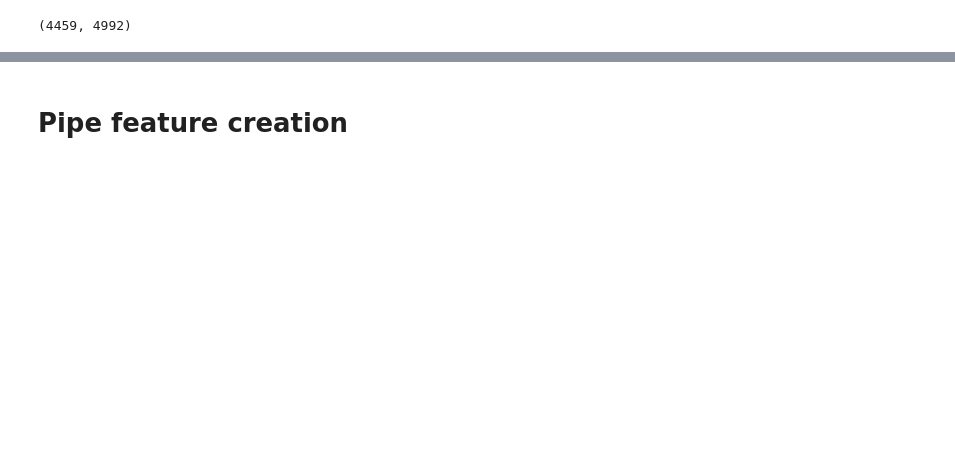
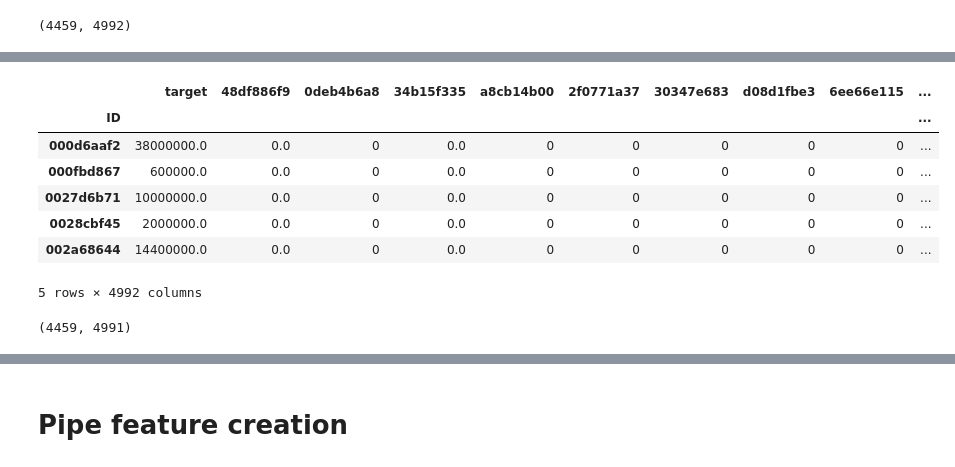
Before and after one commit to rudloffl/KG-compets, a Jupyter notebook: 01 - Santander/A02 - version1.ipynb, the cells around one changed output, grey strips where cells are left out. Cells and saved outputs as stored; diff of their text form; code cells hidden in the pictures; blank space fills up the shorter version.

```diff
--- a/01 - Santander/A02 - version1.ipynb
+++ b/01 - Santander/A02 - version1.ipynb
@@ -47,0 +76,11 @@ df[df['distinct_counts'] == 1].shape
+# %%
+train.head()
+# %% [output]
+|  | target | 48df886f9 | 0deb4b6a8 | 34b15f335 | a8cb14b00 | 2f0771a37 | 30347e683 | d08d1fbe3 | 6ee66e115 | ... |
+| ID |  |  |  |  |  |  |  |  |  | ... |
+| 000d6aaf2 | 38000000.0 | 0.0 | 0 | 0.0 | 0 | 0 | 0 | 0 | 0 | ... |
+| 000fbd867 | 600000.0 | 0.0 | 0 | 0.0 | 0 | 0 | 0 | 0 | 0 | ... |
+| 0027d6b71 | 10000000.0 | 0.0 | 0 | 0.0 | 0 | 0 | 0 | 0 | 0 | ... |
+| 0028cbf45 | 2000000.0 | 0.0 | 0 | 0.0 | 0 | 0 | 0 | 0 | 0 | ... |
+| 002a68644 | 14400000.0 | 0.0 | 0 | 0.0 | 0 | 0 | 0 | 0 | 0 | ... |
+5 rows × 4992 columns
@@ -47,0 +90,9 @@ df[df['distinct_counts'] == 1].shape
+# %%
+# Matrix definition
+cols = [x for x in train.columns if x != 'target']
+Xtrain = train[cols]
+Xtest  = test[cols]
+y, lmbda = stats.boxcox(train['target'])
+Xtrain.shape
+# %% [output]
+(4459, 4991)
```
Also changed, not shown: parts of 42 cells of this notebook, 1 other file.
